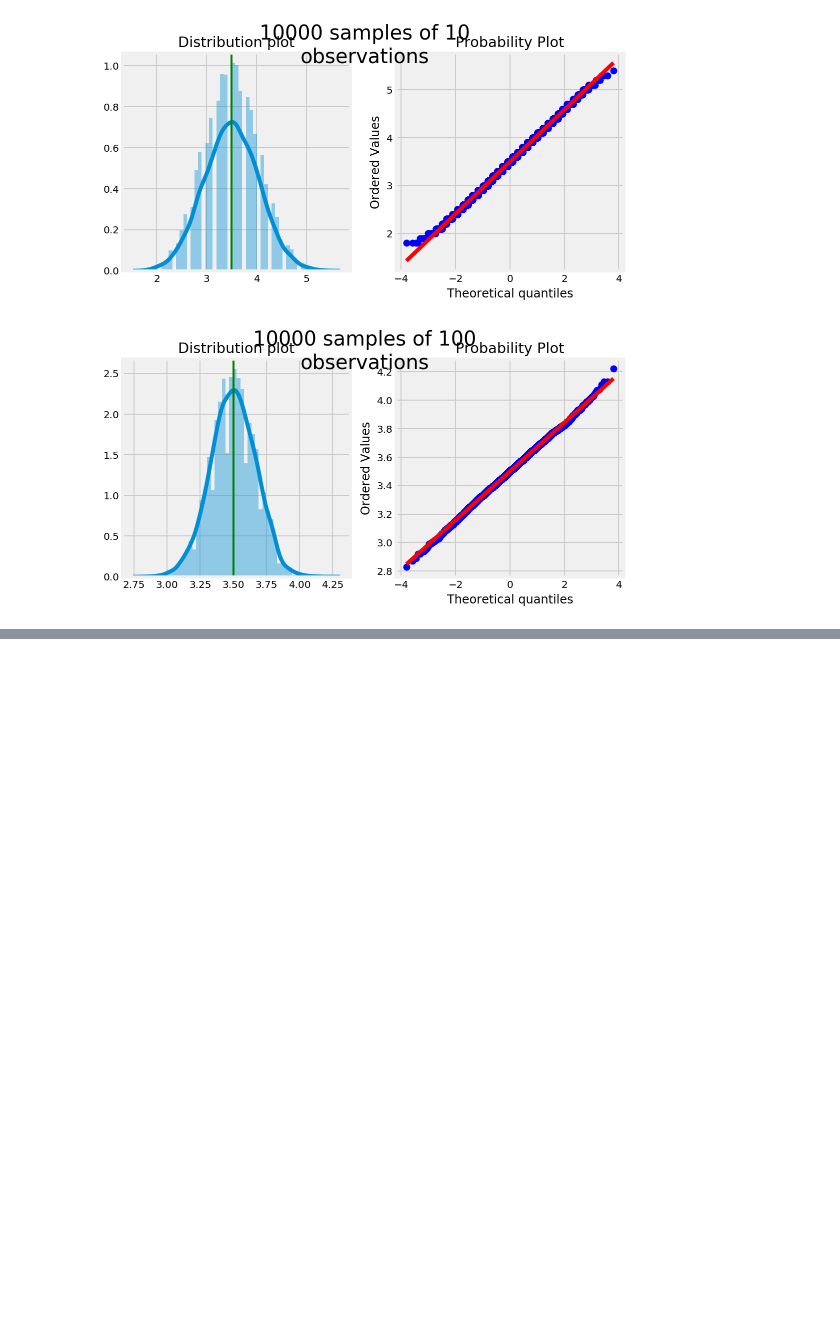
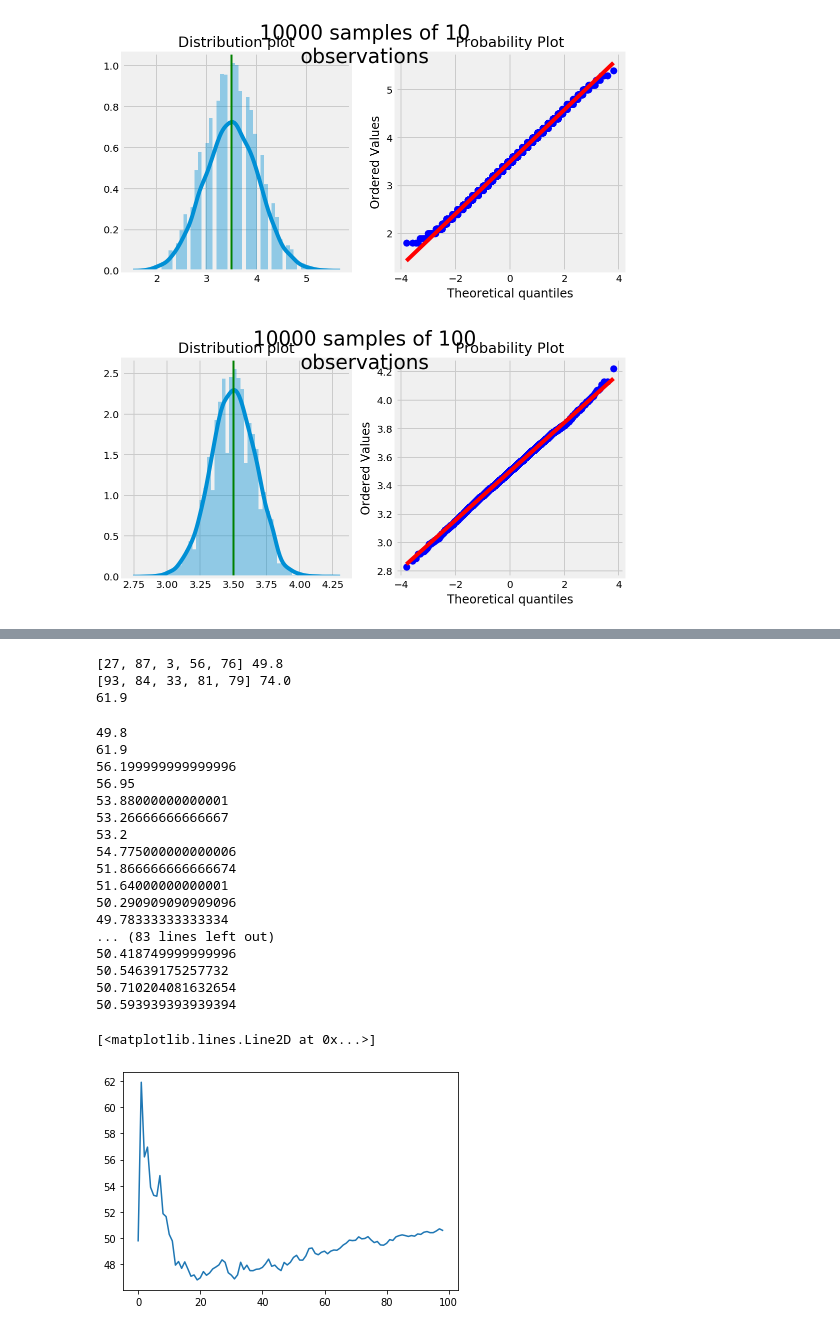
Before and after one commit to MaartenKool/CookBooks, a Jupyter notebook: CltAndLlnIllustration.ipynb, the cells around one changed output, grey strips where cells are left out. Saved outputs shown, nothing was run; the diff lists cells and outputs as text; code cells hidden in the pictures; blank space fills up the shorter version.

```diff
--- a/CltAndLlnIllustration.ipynb
+++ b/CltAndLlnIllustration.ipynb
@@ -169,7 +169,7 @@ import pandas as pd
 df = pd.Series(range(1,100,1))
 # %%
 means = []
-for i in range(50):
-    means.append(df.sample(10).mean())
+for i in range(100):
+    means.append(df.sample(5).mean())
 mean(means)
 # %% [output]
@@ -197,0 +177,5 @@ allo
+# %%
+meansample = []
+for i in range(1,100):
+    meansample.append(df.sample(i).mean())
+meansample
@@ -197,0 +200,42 @@ allo
+# %%
+num_samples = 2
+means = []
+for r in range(num_samples):
+    means.append(df.sample(5, random_state=r).mean())
+    print(df.sample(5, random_state=r).values.tolist(), df.sample(5, random_state=r).mean() )
+print(mean(means))
+# %% [output]
+[27, 87, 3, 56, 76] 49.8
+[93, 84, 33, 81, 79] 74.0
+61.9
+# %%
+meanofmeans = []
+for i in range(1,100):
+    num_samples = i
+    means = []
+    for r in range(num_samples):
+        means.append(df.sample(5, random_state=r).mean())
+#         print(df.sample(5, random_state=r).values.tolist(), df.sample(5, random_state=r).mean() )
+    print(mean(means))
+    meanofmeans.append(mean(means))
+plt.plot(meanofmeans)
+# %% [output]
+49.8
+61.9
+56.199999999999996
+56.95
+53.88000000000001
+53.26666666666667
+53.2
+54.775000000000006
+51.866666666666674
+51.64000000000001
+50.290909090909096
+49.78333333333334
+... (83 lines left out)
+50.418749999999996
+50.54639175257732
+50.710204081632654
+50.593939393939394
+[<matplotlib.lines.Line2D at 0x...>]
+[figure, added]
```
Also changed, not shown: parts of 9 cells of this notebook, 1 other file.
